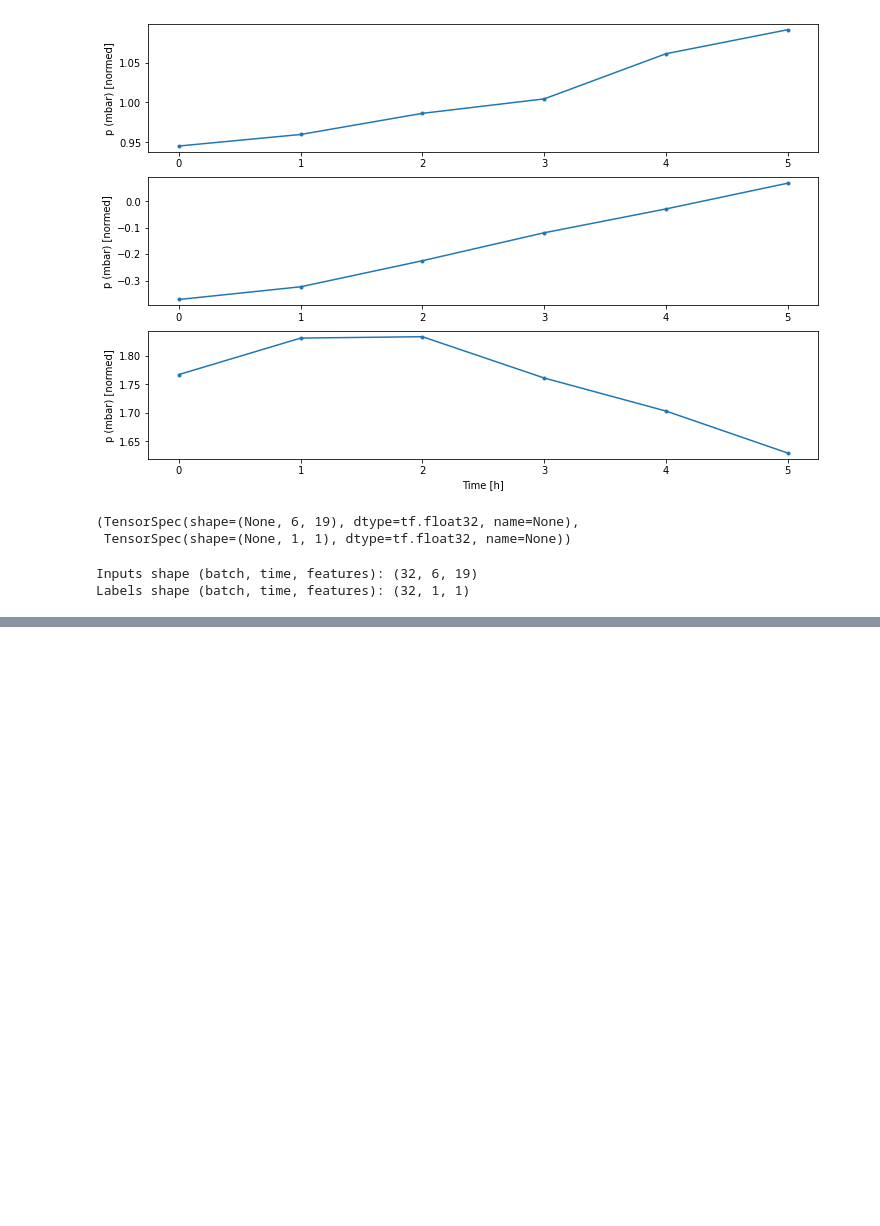
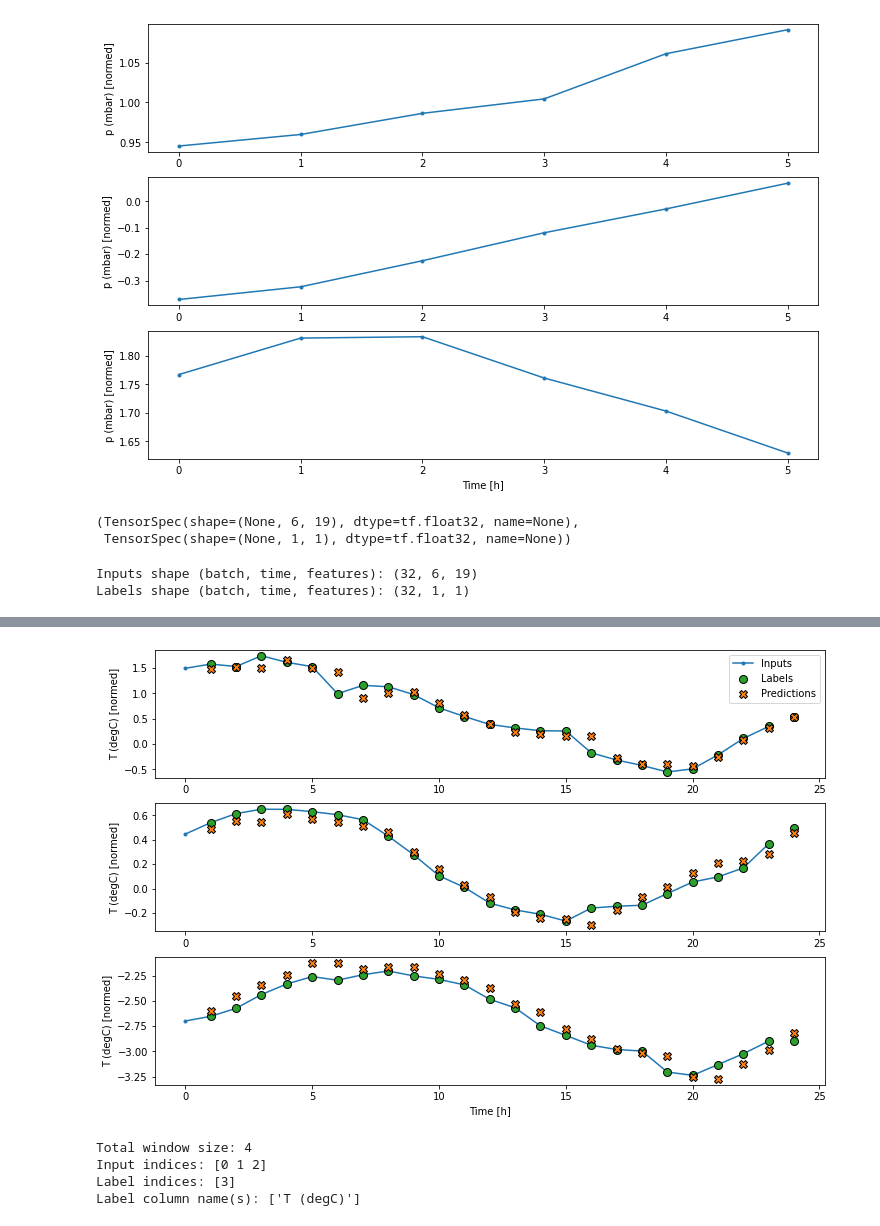
Before and after one commit to chengzh2008/tensorflow-tutorials, a Jupyter notebook: structured_data_ts.ipynb, the cells around one changed output, grey strips where cells are left out. Drawn from its saved outputs; the diff is of its cells as text; code cells hidden in the pictures; blank space fills up the shorter version.

```diff
--- a/structured_data_ts.ipynb
+++ b/structured_data_ts.ipynb
@@ -445,0 +571,11 @@ Labels shape (batch, time, features): (32, 1, 1)
+# %%
+# dense model
+dense = tf.keras.Sequential([
+  tf.keras.layers.Dense(units=64, activation='relu'),
+  tf.keras.layers.Dense(units=64, activation='relu'),
+  tf.keras.layers.Dense(units=1)
+])
+
+history = compile_and_fit(dense, single_step_window)
+val_performance['Dense'] = dense.evaluate(single_step_window.val)
+performance['Dense'] = dense.evaluate(single_step_window.test, verbose=0)
@@ -445,0 +598,19 @@ Labels shape (batch, time, features): (32, 1, 1)
+# %%
+wide_window.plot(dense)
+# %% [output]
+[figure, added]
+# %%
+# multi-step dense
+CONV_WIDTH = 3
+conv_window = WindowGenerator(
+    input_width=CONV_WIDTH,
+    label_width=1,
+    shift=1,
+    label_columns=['T (degC)']
+)
+conv_window
+# %% [output]
+Total window size: 4
+Input indices: [0 1 2]
+Label indices: [3]
+Label column name(s): ['T (degC)']
```
Also changed, not shown: parts of 67 cells of this notebook.
